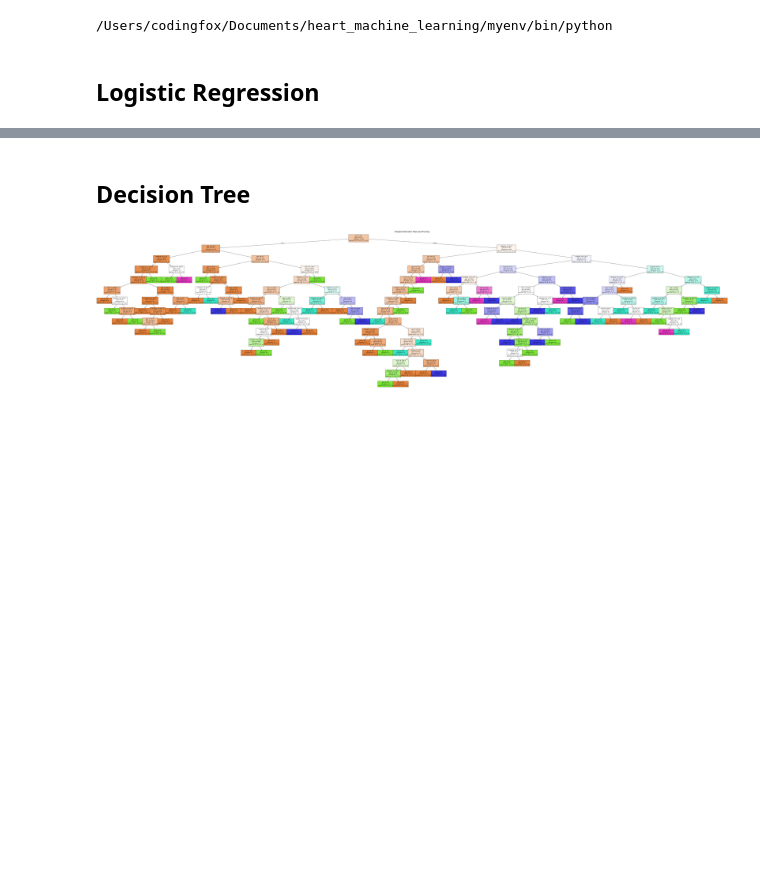
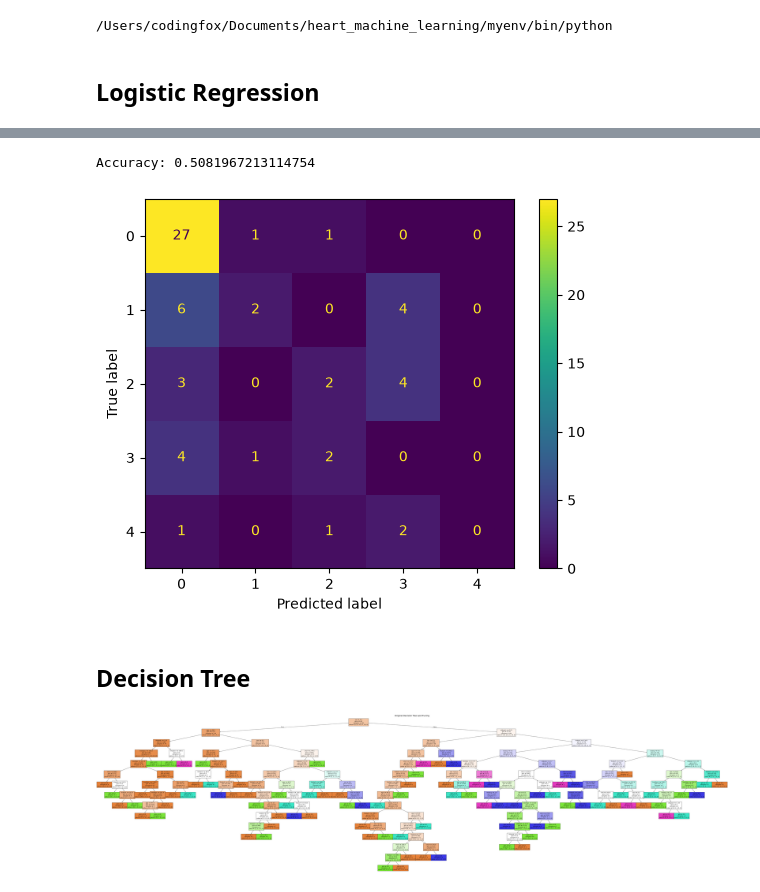
Before and after one commit to apple-person/heart_machine_learning, a Jupyter notebook: heart_learning.ipynb, the cells around one changed output, grey strips where cells are left out. Saved outputs shown, nothing was run; the diff lists cells and outputs as text; code cells hidden in the pictures; blank space fills up the shorter version.

```diff
--- a/heart_learning.ipynb
+++ b/heart_learning.ipynb
@@ -55,3 +68,23 @@ ValueError: The 'liblinear' solver does not support multiclass classification (n
+# %%
+model = make_pipeline(
+    StandardScaler(),
+    OneVsRestClassifier(LogisticRegression(solver='liblinear'))
+)
+model.fit(X_train, y_train)
+
+predictions = model.predict(X_test)
+accuracy = accuracy_score(y_test, predictions)
+print(f'Accuracy: {accuracy}')
+
+# Create and Display Confusion Matrix
+cm = confusion_matrix(y_test, predictions)
+
+cm_display = ConfusionMatrixDisplay(confusion_matrix=cm)
+cm_display.plot()
+plt.show()
+# %% [output]
+Accuracy: 0.5081967213114754
+[figure, added]
 # %% [markdown]
 ## Decision Tree
 # %%
```
Also changed, not shown: parts of 2 cells of this notebook.
